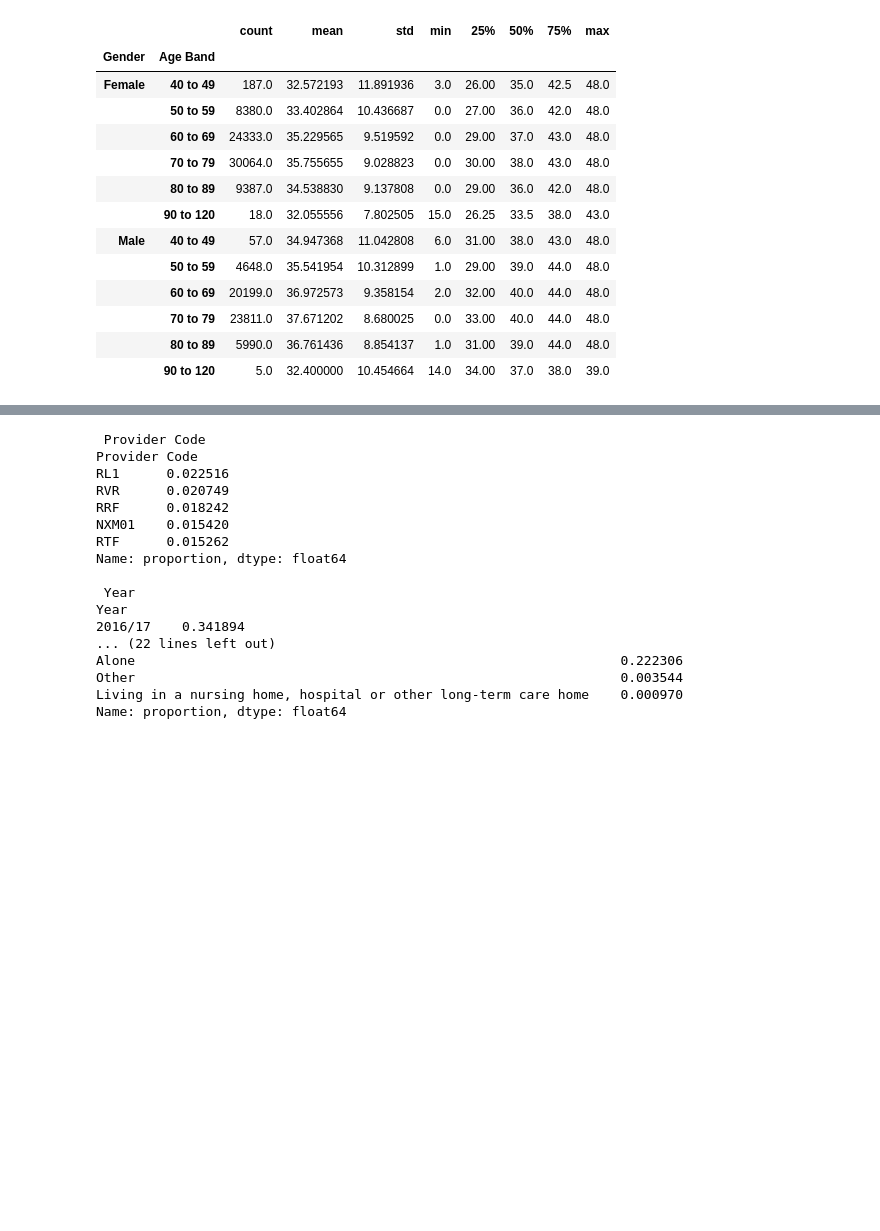
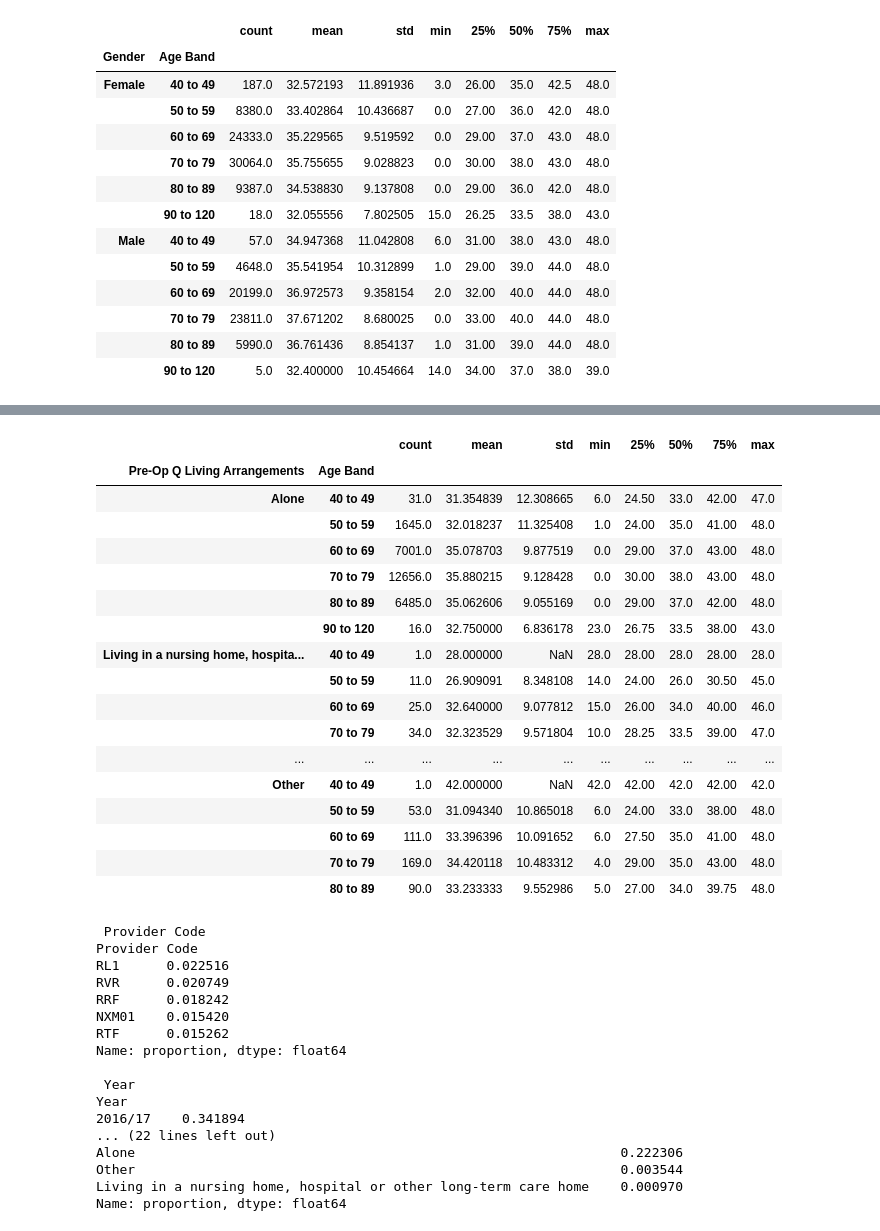
Before and after one commit to LALITAMITTAL18/EAISI-NHS, a Jupyter notebook: data/UnderstandingData/Gino.ipynb, the cells around one changed output, grey strips where cells are left out. Saved outputs shown, nothing was run; the diff lists cells and outputs as text; code cells hidden in the pictures; blank space fills up the shorter version.

```diff
--- a/data/UnderstandingData/Gino.ipynb
+++ b/data/UnderstandingData/Gino.ipynb
@@ -611,3 +634,24 @@ df.groupby(["Gender", "Age Band"])[outcome].describe()
+# %%
+df.groupby(["Pre-Op Q Living Arrangements", "Age Band"])[outcome].describe()
+# %% [output]
+|  |  | count | mean | std | min | 25% | 50% | 75% | max |
+| Pre-Op Q Living Arrangements | Age Band |  |  |  |  |  |  |  |  |
+| Alone | 40 to 49 | 31.0 | 31.354839 | 12.308665 | 6.0 | 24.50 | 33.0 | 42.00 | 47.0 |
+|  | 50 to 59 | 1645.0 | 32.018237 | 11.325408 | 1.0 | 24.00 | 35.0 | 41.00 | 48.0 |
+|  | 60 to 69 | 7001.0 | 35.078703 | 9.877519 | 0.0 | 29.00 | 37.0 | 43.00 | 48.0 |
+|  | 70 to 79 | 12656.0 | 35.880215 | 9.128428 | 0.0 | 30.00 | 38.0 | 43.00 | 48.0 |
+|  | 80 to 89 | 6485.0 | 35.062606 | 9.055169 | 0.0 | 29.00 | 37.0 | 42.00 | 48.0 |
+|  | 90 to 120 | 16.0 | 32.750000 | 6.836178 | 23.0 | 26.75 | 33.5 | 38.00 | 43.0 |
+| Living in a nursing home, hospita... | 40 to 49 | 1.0 | 28.000000 | NaN | 28.0 | 28.00 | 28.0 | 28.00 | 28.0 |
+|  | 50 to 59 | 11.0 | 26.909091 | 8.348108 | 14.0 | 24.00 | 26.0 | 30.50 | 45.0 |
+|  | 60 to 69 | 25.0 | 32.640000 | 9.077812 | 15.0 | 26.00 | 34.0 | 40.00 | 46.0 |
+|  | 70 to 79 | 34.0 | 32.323529 | 9.571804 | 10.0 | 28.25 | 33.5 | 39.00 | 47.0 |
+| ... | ... | ... | ... | ... | ... | ... | ... | ... | ... |
+| Other | 40 to 49 | 1.0 | 42.000000 | NaN | 42.0 | 42.00 | 42.0 | 42.00 | 42.0 |
+|  | 50 to 59 | 53.0 | 31.094340 | 10.865018 | 6.0 | 24.00 | 33.0 | 38.00 | 48.0 |
+|  | 60 to 69 | 111.0 | 33.396396 | 10.091652 | 6.0 | 27.50 | 35.0 | 41.00 | 48.0 |
+|  | 70 to 79 | 169.0 | 34.420118 | 10.483312 | 4.0 | 29.00 | 35.0 | 43.00 | 48.0 |
+|  | 80 to 89 | 90.0 | 33.233333 | 9.552986 | 5.0 | 27.00 | 34.0 | 39.75 | 48.0 |
 # %%
 for col in df.select_dtypes(include="object").columns:
     print("\n", col)
```
Also changed, not shown: parts of 5 cells of this notebook.
